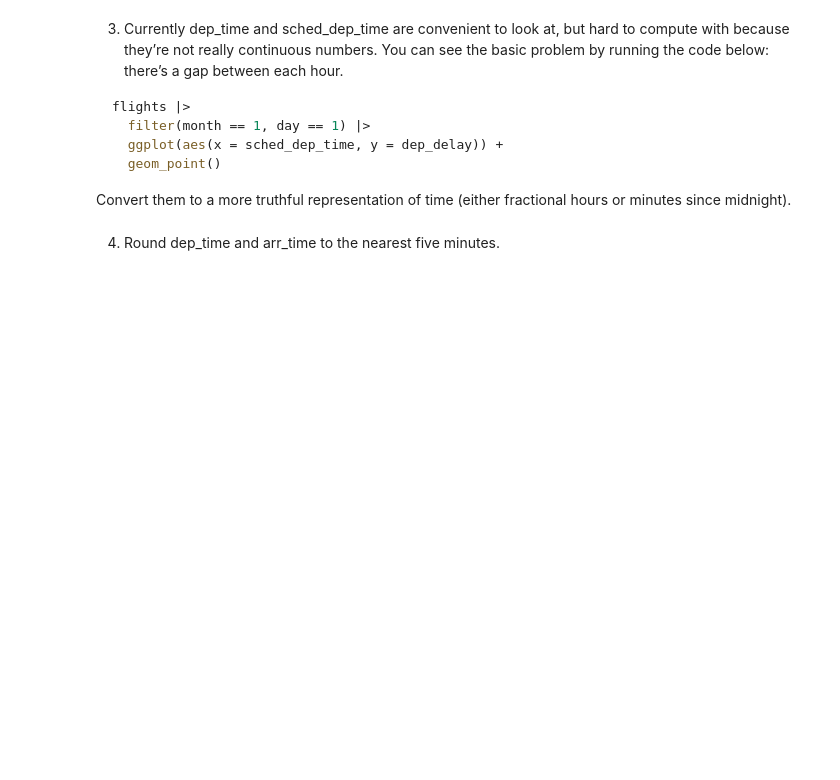
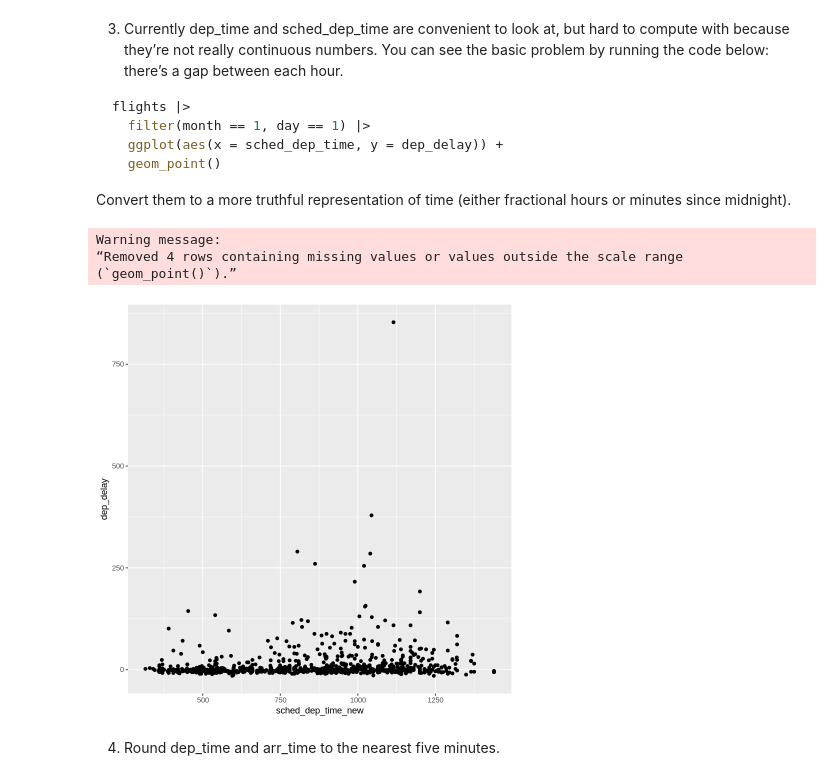
Before and after one commit to Brandy-Corwin/R-for-DS-exercises, a Jupyter notebook: Week_6_Assignments.ipynb, the cells around one changed output. Drawn from its saved outputs; the diff is of its cells as text; code cells hidden in the pictures; blank space fills up the shorter version.

````diff
--- a/Week_6_Assignments.ipynb
+++ b/Week_6_Assignments.ipynb
@@ -45,5 +316,16 @@ flights |>
   geom_point()
 ```
 Convert them to a more truthful representation of time (either fractional hours or minutes since midnight).
+# %%
+flights |>
+  filter(month == 1, day == 1) |>
+  mutate(sched_dep_time_new = ((sched_dep_time %/% 100) * 60) + (sched_dep_time %% 100)) |>
+  ggplot(aes(x = sched_dep_time_new, y = dep_delay)) +
+  geom_point()
+# %% [output]
+Warning message:
+“Removed 4 rows containing missing values or values outside the scale range
+(`geom_point()`).”
+[figure, added]
 # %% [markdown]
 4. Round dep_time and arr_time to the nearest five minutes.
````
Also changed, not shown: parts of 44 cells of this notebook.
